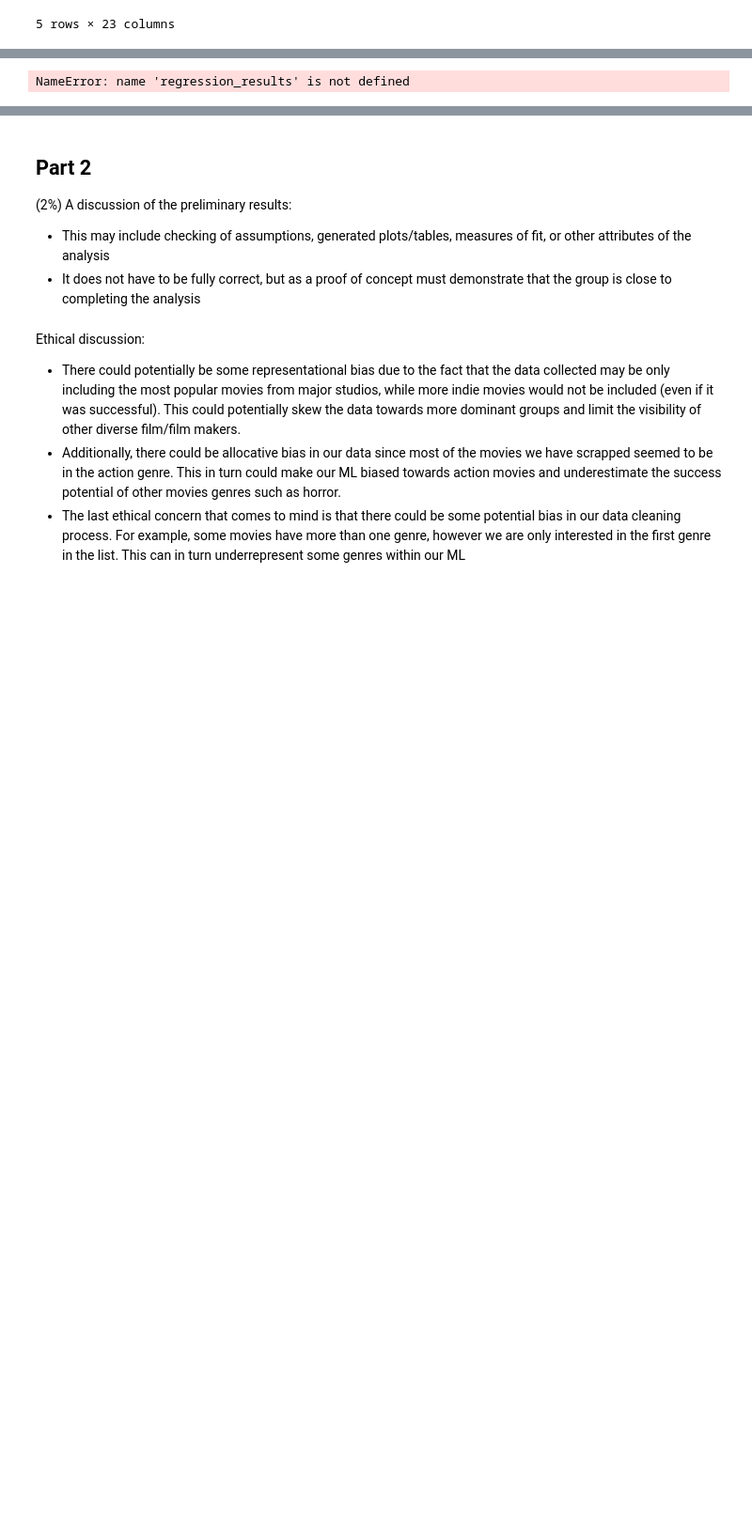
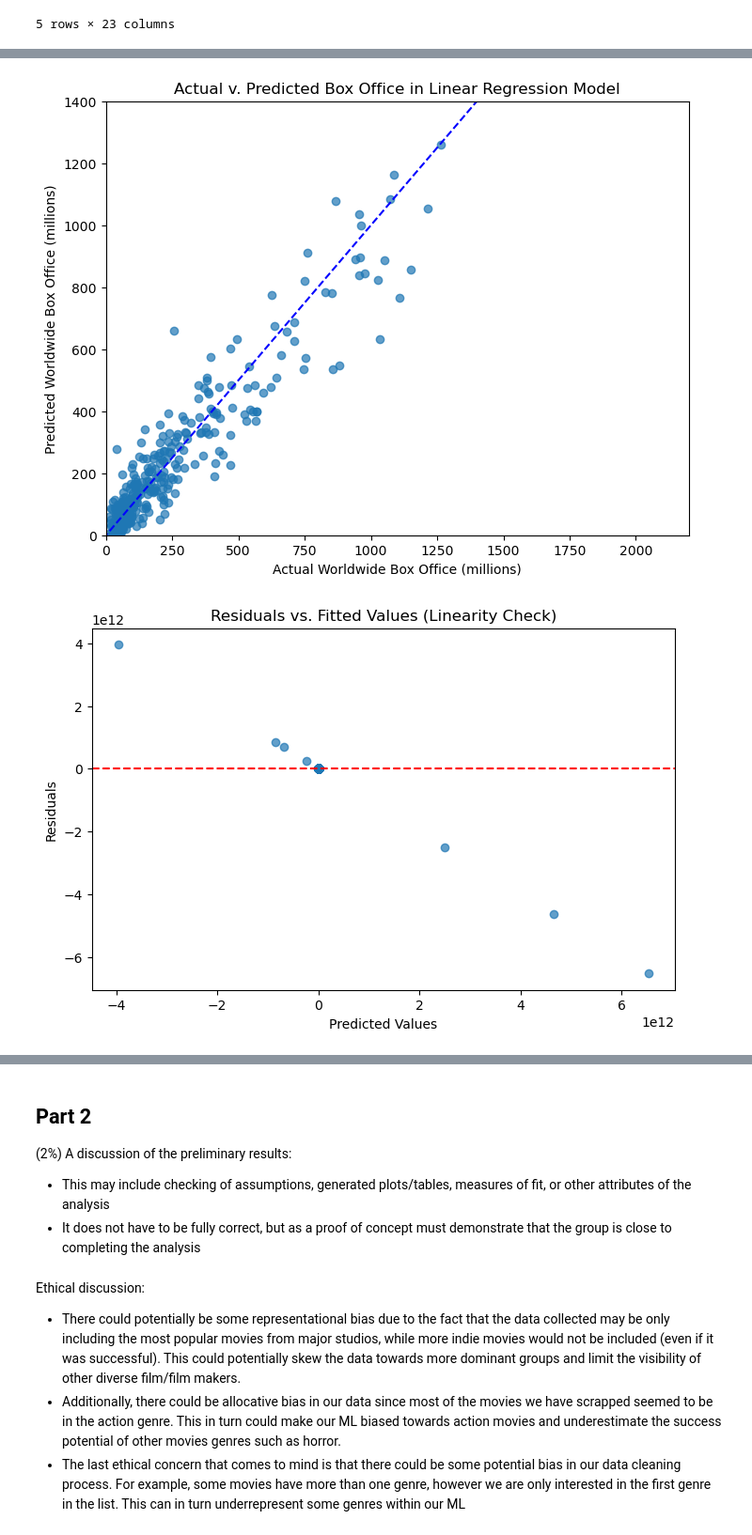
Before and after one commit to mtran-1230/DS3000, a Jupyter notebook: Phase_III (1).ipynb, the cells around one changed output, grey strips where cells are left out. Shown at 94% size. Saved outputs shown, nothing was run; the diff lists cells and outputs as text; code cells hidden in the pictures; blank space fills up the shorter version.

Commit message:
Added new model

```diff
--- a/Phase_III (1).ipynb
+++ b/Phase_III (1).ipynb
@@ -324,7 +324,7 @@ import numpy as np
 
 X, y, df = preprocess(df_clean)
 
-#regression_results = evaluate_reg_model(X, y)
+regression_results = evaluate_reg_model(X, y)
 
 def check_assumptions(results):
     # Extract residuals and predicted values
@@ -380 +380,2 @@ Target vector shape: (1247,)
-NameError: name 'regression_results' is not defined
+[figure, added]
+[figure, added]
```
Also changed, not shown: parts of 26 cells of this notebook.
